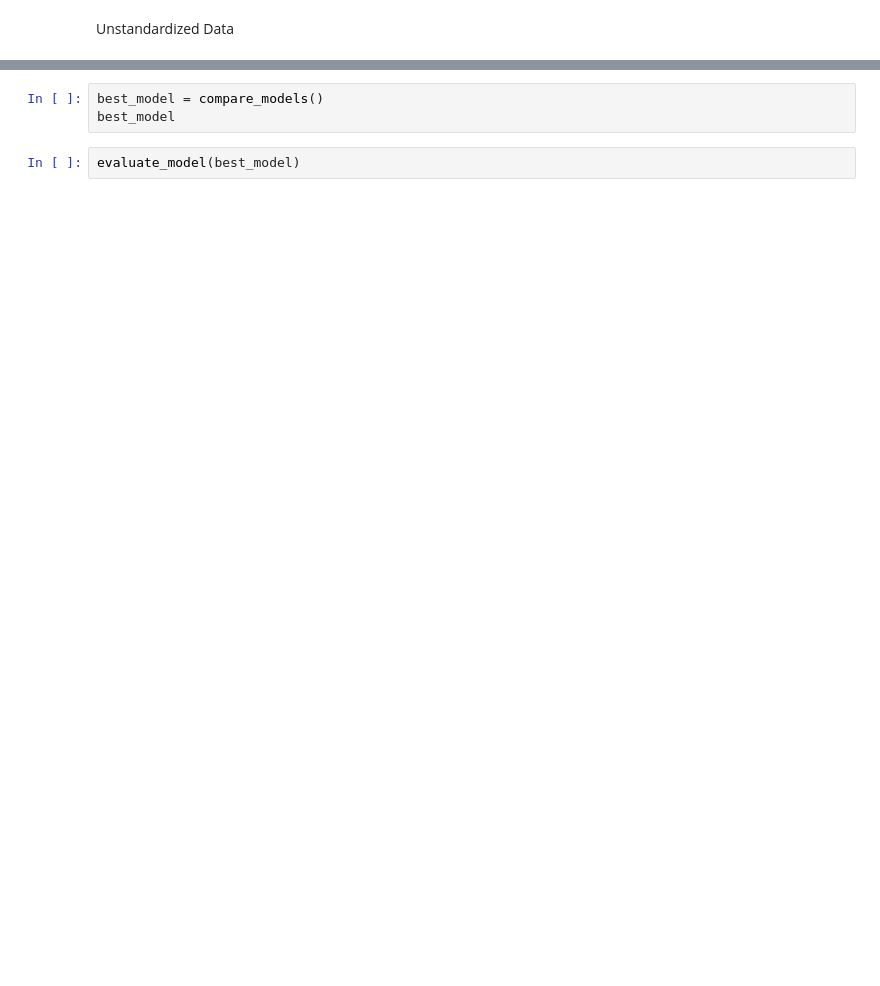
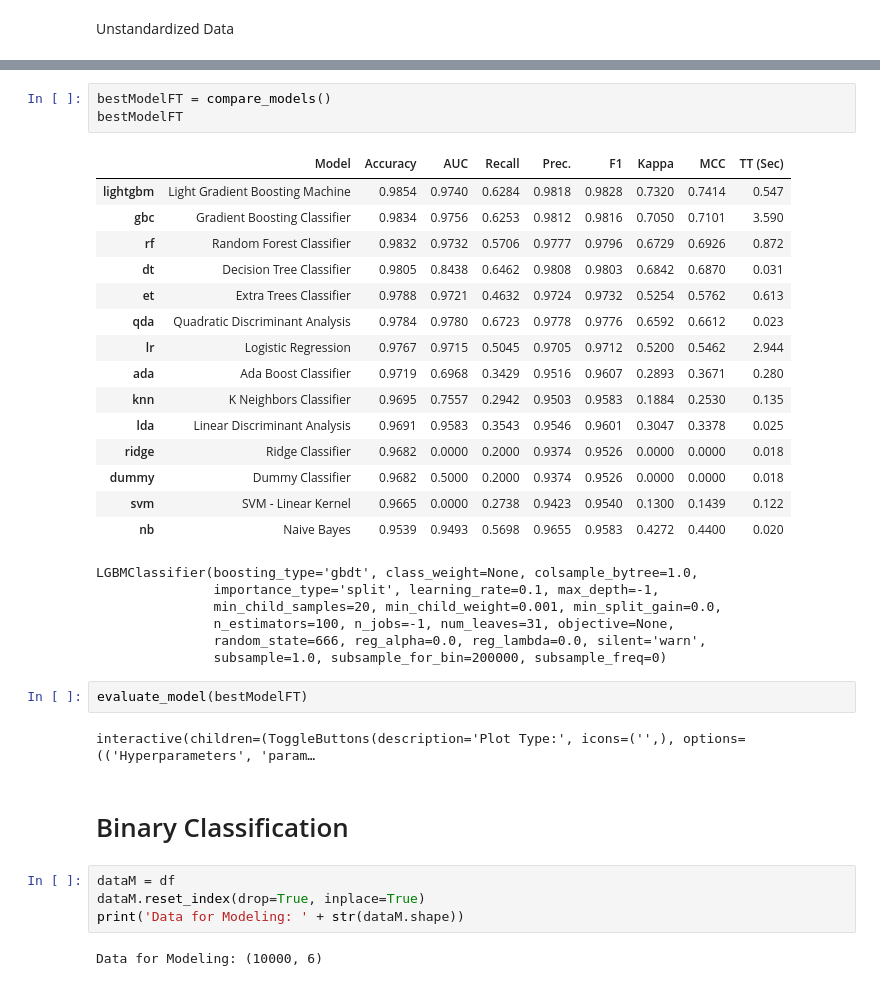
Before and after one commit to GursimarSaini/INSE6310Project, a Jupyter notebook: PredictiveMaintenance.ipynb, the cells around one changed output, grey strips where cells are left out. Cells and saved outputs as stored; diff of their text form; blank space fills up the shorter version.

```diff
--- a/PredictiveMaintenance.ipynb
+++ b/PredictiveMaintenance.ipynb
@@ -195,5 +422,37 @@ clf = setup(data=data, target='MachineFailure', train_size=0.7, session_id=666)
-# %%
-best_model = compare_models()
-best_model
+# %%
+bestModelFT = compare_models()
+bestModelFT
+# %% [output]
+|  | Model | Accuracy | AUC | Recall | Prec. | F1 | Kappa | MCC | TT (Sec) |
+| lightgbm | Light Gradient Boosting Machine | 0.9854 | 0.9740 | 0.6284 | 0.9818 | 0.9828 | 0.7320 | 0.7414 | 0.547 |
+| gbc | Gradient Boosting Classifier | 0.9834 | 0.9756 | 0.6253 | 0.9812 | 0.9816 | 0.7050 | 0.7101 | 3.590 |
+| rf | Random Forest Classifier | 0.9832 | 0.9732 | 0.5706 | 0.9777 | 0.9796 | 0.6729 | 0.6926 | 0.872 |
+| dt | Decision Tree Classifier | 0.9805 | 0.8438 | 0.6462 | 0.9808 | 0.9803 | 0.6842 | 0.6870 | 0.031 |
+| et | Extra Trees Classifier | 0.9788 | 0.9721 | 0.4632 | 0.9724 | 0.9732 | 0.5254 | 0.5762 | 0.613 |
+| qda | Quadratic Discriminant Analysis | 0.9784 | 0.9780 | 0.6723 | 0.9778 | 0.9776 | 0.6592 | 0.6612 | 0.023 |
+| lr | Logistic Regression | 0.9767 | 0.9715 | 0.5045 | 0.9705 | 0.9712 | 0.5200 | 0.5462 | 2.944 |
+| ada | Ada Boost Classifier | 0.9719 | 0.6968 | 0.3429 | 0.9516 | 0.9607 | 0.2893 | 0.3671 | 0.280 |
+| knn | K Neighbors Classifier | 0.9695 | 0.7557 | 0.2942 | 0.9503 | 0.9583 | 0.1884 | 0.2530 | 0.135 |
+| lda | Linear Discriminant Analysis | 0.9691 | 0.9583 | 0.3543 | 0.9546 | 0.9601 | 0.3047 | 0.3378 | 0.025 |
+| ridge | Ridge Classifier | 0.9682 | 0.0000 | 0.2000 | 0.9374 | 0.9526 | 0.0000 | 0.0000 | 0.018 |
+| dummy | Dummy Classifier | 0.9682 | 0.5000 | 0.2000 | 0.9374 | 0.9526 | 0.0000 | 0.0000 | 0.018 |
+| svm | SVM - Linear Kernel | 0.9665 | 0.0000 | 0.2738 | 0.9423 | 0.9540 | 0.1300 | 0.1439 | 0.122 |
+| nb | Naive Bayes | 0.9539 | 0.9493 | 0.5698 | 0.9655 | 0.9583 | 0.4272 | 0.4400 | 0.020 |
+LGBMClassifier(boosting_type='gbdt', class_weight=None, colsample_bytree=1.0,
+               importance_type='split', learning_rate=0.1, max_depth=-1,
+               min_child_samples=20, min_child_weight=0.001, min_split_gain=0.0,
+               n_estimators=100, n_jobs=-1, num_leaves=31, objective=None,
+               random_state=666, reg_alpha=0.0, reg_lambda=0.0, silent='warn',
+               subsample=1.0, subsample_for_bin=200000, subsample_freq=0)
 # %%
-evaluate_model(best_model)
+evaluate_model(bestModelFT)
+# %% [output]
+interactive(children=(ToggleButtons(description='Plot Type:', icons=('',), options=(('Hyperparameters', 'param…
+# %% [markdown]
+# Binary Classification
+# %%
+dataM = df
+dataM.reset_index(drop=True, inplace=True)
+print('Data for Modeling: ' + str(dataM.shape))
+# %% [output]
+Data for Modeling: (10000, 6)
```
Also changed, not shown: parts of 44 cells of this notebook.
